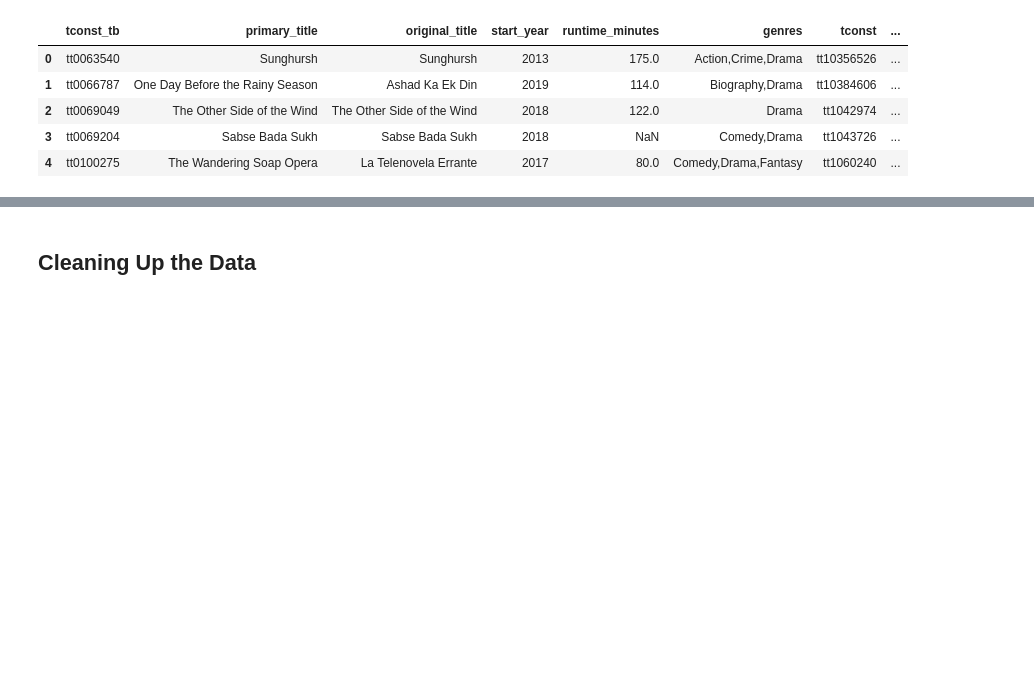
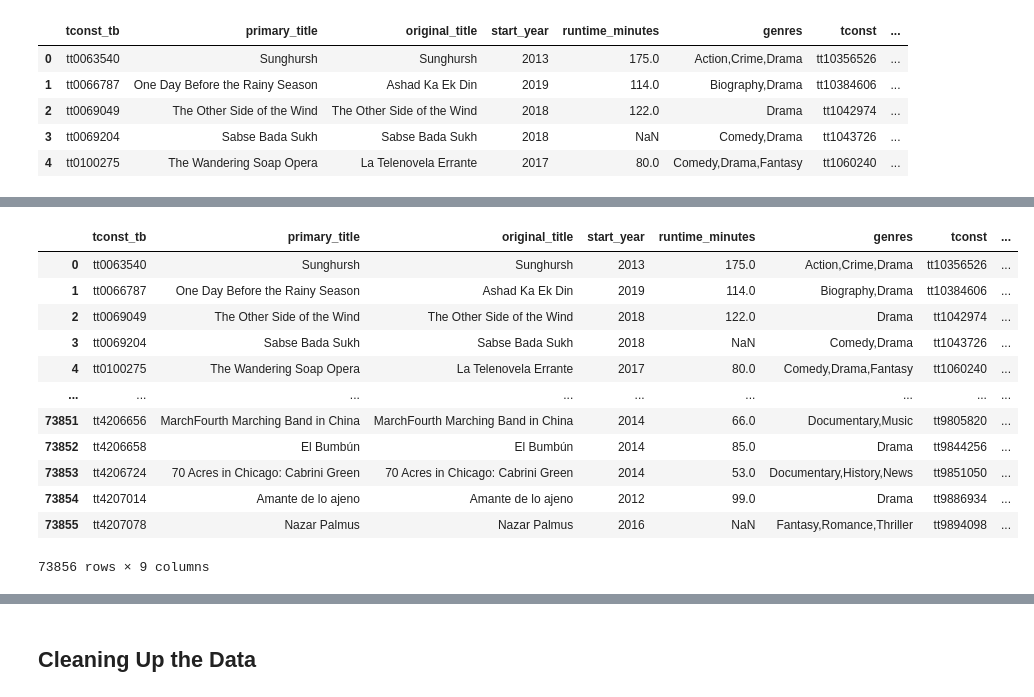
Before and after one commit to meowkaiser/STRONGEST_Project1, a Jupyter notebook: Final_notebook.ipynb, the cells around one changed output, grey strips where cells are left out. Cells and saved outputs as stored; diff of their text form; code cells hidden in the pictures; blank space fills up the shorter version.

```diff
--- a/Final_notebook.ipynb
+++ b/Final_notebook.ipynb
@@ -51,0 +77,17 @@ df_combined.head()
+# %%
+df_combined = df_tb.join(df_tr, how='inner', lsuffix='_tb')
+df_combined
+# %% [output]
+|  | tconst_tb | primary_title | original_title | start_year | runtime_minutes | genres | tconst | ... |
+| 0 | tt0063540 | Sunghursh | Sunghursh | 2013 | 175.0 | Action,Crime,Drama | tt10356526 | ... |
+| 1 | tt0066787 | One Day Before the Rainy Season | Ashad Ka Ek Din | 2019 | 114.0 | Biography,Drama | tt10384606 | ... |
+| 2 | tt0069049 | The Other Side of the Wind | The Other Side of the Wind | 2018 | 122.0 | Drama | tt1042974 | ... |
+| 3 | tt0069204 | Sabse Bada Sukh | Sabse Bada Sukh | 2018 | NaN | Comedy,Drama | tt1043726 | ... |
+| 4 | tt0100275 | The Wandering Soap Opera | La Telenovela Errante | 2017 | 80.0 | Comedy,Drama,Fantasy | tt1060240 | ... |
+| ... | ... | ... | ... | ... | ... | ... | ... | ... |
+| 73851 | tt4206656 | MarchFourth Marching Band in China | MarchFourth Marching Band in China | 2014 | 66.0 | Documentary,Music | tt9805820 | ... |
+| 73852 | tt4206658 | El Bumbún | El Bumbún | 2014 | 85.0 | Drama | tt9844256 | ... |
+| 73853 | tt4206724 | 70 Acres in Chicago: Cabrini Green | 70 Acres in Chicago: Cabrini Green | 2014 | 53.0 | Documentary,History,News | tt9851050 | ... |
+| 73854 | tt4207014 | Amante de lo ajeno | Amante de lo ajeno | 2012 | 99.0 | Drama | tt9886934 | ... |
+| 73855 | tt4207078 | Nazar Palmus | Nazar Palmus | 2016 | NaN | Fantasy,Romance,Thriller | tt9894098 | ... |
+73856 rows × 9 columns
```
Also changed, not shown: parts of 14 cells of this notebook.
